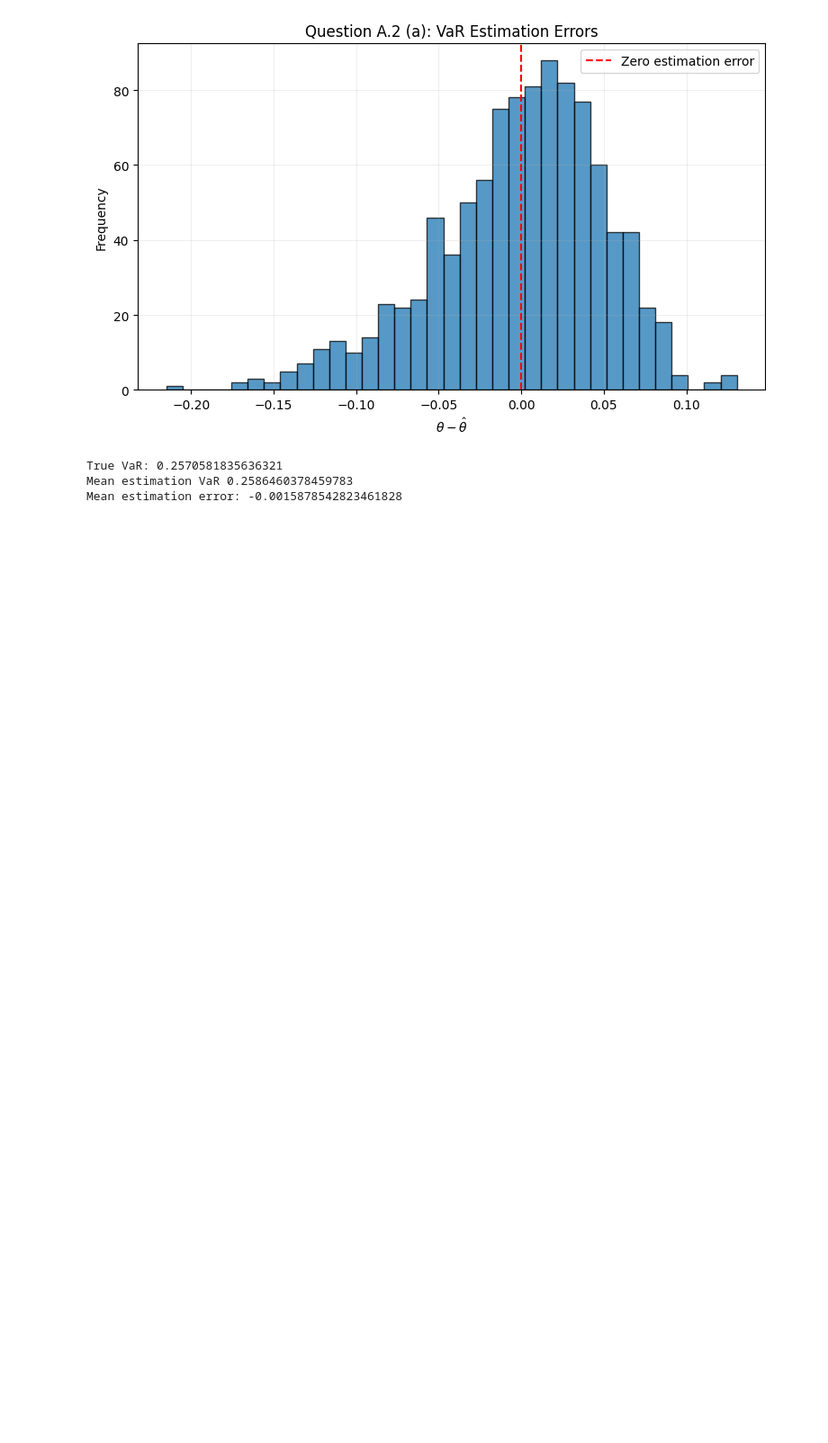
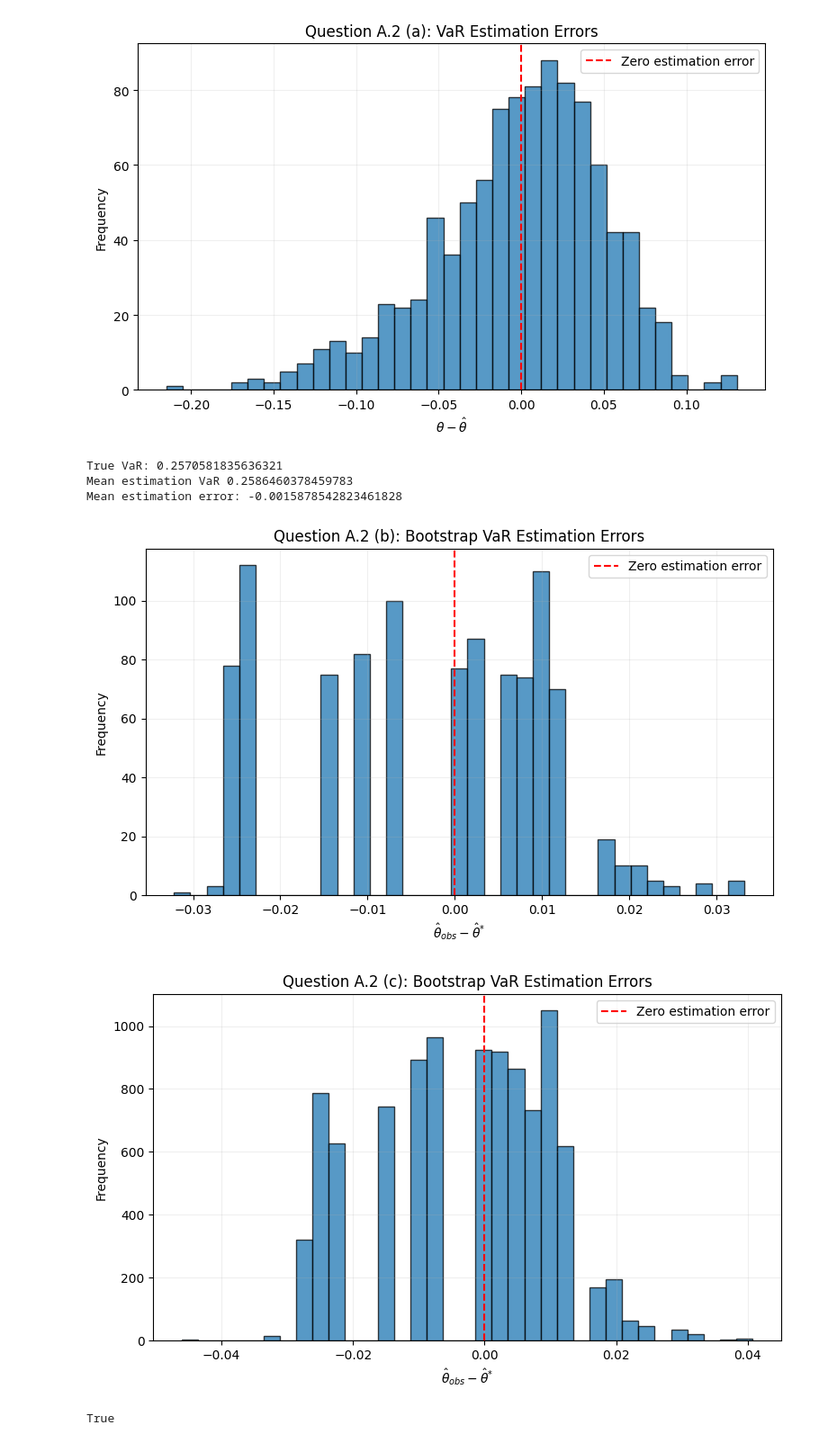
Before and after one commit to tom-fritzdorf/Risk-managment, a Jupyter notebook: Projekt1_Tom.ipynb, the cells around one changed output. Shown at 90% size. Cells and saved outputs as stored; diff of their text form; code cells hidden in the pictures; blank space fills up the shorter version.

```diff
--- a/Projekt1_Tom.ipynb
+++ b/Projekt1_Tom.ipynb
@@ -166,3 +167,57 @@ Mean estimation VaR 0.2586460378459783
 Mean estimation error: -0.0015878542823461828
 # %%
 #A2b
+np.random.seed(37)
+n = 700
+p = 0.975
+
+R_samples = t.rvs(df=nu, loc=mu, scale=sigma, size=n)
+theta_true = -V0 * (t.ppf(a, df=nu, loc=mu, scale=sigma) - 1)
+
+def Bootstrap(N):
+
+
+    X_obs = 10 * (R_samples - 1)
+    L_obs = -X_obs
+
+    theta_obs = np.quantile(L_obs, p, method="inverted_cdf")
+
+    boot_samples = np.random.choice(R_samples, size = (N, n), replace = True)
+
+    X_star = 10 * (boot_samples - 1)
+    L_star = -X_star
+
+    theta_star = np.quantile(L_star, p, axis=1, method = "inverted_cdf")
+    return theta_obs, theta_star
+
+theta_obs_b, theta_star_b = Bootstrap(1000)
+boot_error_b = theta_obs_b - theta_star_b
+
+theta_obs_c, theta_star_c = Bootstrap(10000)
+boot_error_c = theta_obs_c - theta_star_c
+
+
+plt.figure(figsize=(9, 5))
+plt.hist(boot_error_b, bins=35, edgecolor="black", alpha=0.75)
+plt.axvline(0, color="red", linestyle="--", label="Zero estimation error")
+plt.xlabel(r"$\hat{\theta}_{obs} - \hat{\theta}^{*}$")
+plt.ylabel("Frequency")
+plt.title("Question A.2 (b): Bootstrap VaR Estimation Errors")
+plt.legend()
+plt.grid(alpha=0.2)
+plt.show()
+
+
+plt.figure(figsize=(9, 5))
+plt.hist(boot_error_c, bins=35, edgecolor="black", alpha=0.75)
+plt.axvline(0, color="red", linestyle="--", label="Zero estimation error")
+plt.xlabel(r"$\hat{\theta}_{obs} - \hat{\theta}^{*}$")
+plt.ylabel("Frequency")
+plt.title("Question A.2 (c): Bootstrap VaR Estimation Errors")
+plt.legend()
+plt.grid(alpha=0.2)
+plt.show()
+# %% [output]
+[figure, added]
+[figure, added]
+True
```
Also changed, not shown: parts of 2 cells of this notebook.
